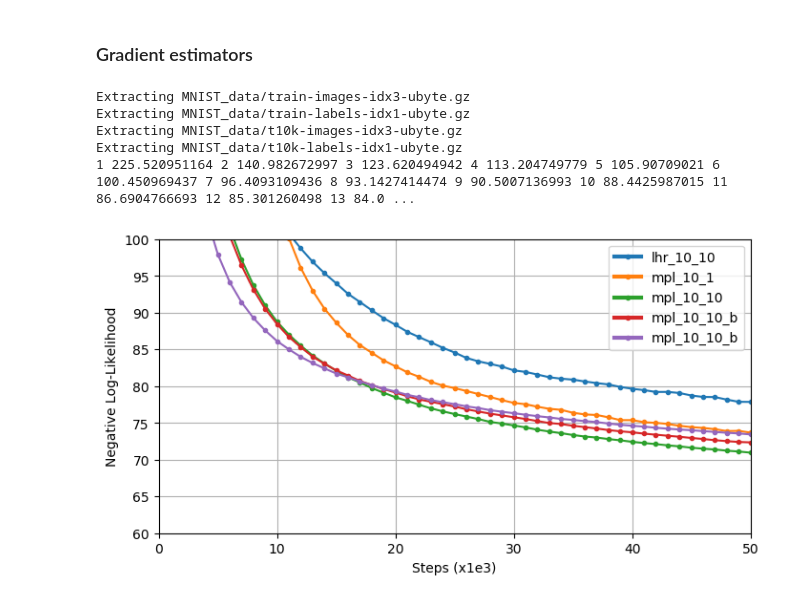
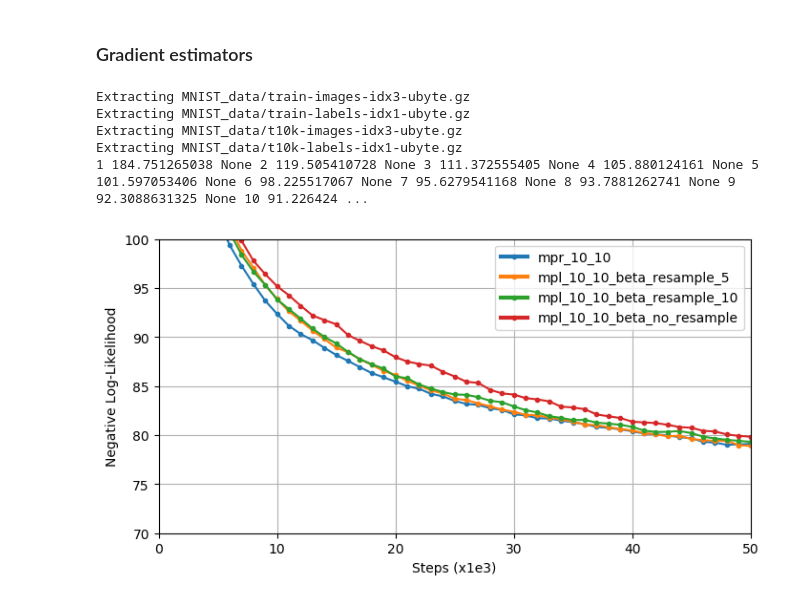
Before and after one commit to ethihsy/cc, a Jupyter notebook: gd_est.ipynb, the cells around one changed output. Drawn from its saved outputs; the diff is of its cells as text; code cells hidden in the pictures.

```diff
--- a/gd_est.ipynb
+++ b/gd_est.ipynb
@@ -178,38 +215,38 @@ def train(train_op):
 #train_op = ST_()
 train_op = gd_est(1, True)
 result = train(train_op)
-mp_10_10_beta = result[0]
+mpr_10_10_3t_origin = result[0]
 # %% [output]
 Extracting MNIST_data/train-images-idx3-ubyte.gz
 Extracting MNIST_data/train-labels-idx1-ubyte.gz
 Extracting MNIST_data/t10k-images-idx3-ubyte.gz
 Extracting MNIST_data/t10k-labels-idx1-ubyte.gz
-1 225.520951164 2 140.982672997 3 123.620494942 4 113.204749779 5 105.90709021 6 100.450969437 7 96.4093109436 8 93.1427414474 9 90.5007136993 10 88.4425987015 11 86.6904766693 12 85.301260498 13 84.0 ...
+1 184.751265038 None 2 119.505410728 None 3 111.372555405 None 4 105.880124161 None 5 101.597053406 None 6 98.225517067 None 7 95.6279541168 None 8 93.7881262741 None 9 92.3088631325 None 10 91.226424 ...
 # %%
 plt.style.use('default')
 fig, ax = plt.subplots(1,1, figsize=(8,4))
 plt.xlim(0, 50)
-plt.ylim(60, 100)
+plt.ylim(70,100)
 
-plot_banded_error(lhr_10_10, "lhr_10_10")
-plot_banded_error(mpl_10_1, "mpl_10_1", ax)
-plot_banded_error(mpl_10_10, "mpl_10_10", ax)
-plot_banded_error(mp_10_10_beta, "mpl_10_10_b", ax)
-plot_banded_error(mp_10_10_beta_2, "mpl_10_10_b", ax)
+#plot_banded_error(lhr_10_1, "lhr_10_1")
+#plot_banded_error(lhr_10_10, "lhr_10_10")
 
+#plot_banded_error(mpl_10_1, "mpl_10_1")
+#plot_banded_error(mpl_10_1_beta, "mpl_10_1_beta")
 
-
-#plot_banded_error(mpr_10_1, "mpr_10_1", ax)
-#plot_banded_error(ST_10_1, "ST_10_1", ax)
+plot_banded_error(mpr_10_10_2t, "mpr_10_10")
+plot_banded_error(mpl_10_10_beta, "mpl_10_10_beta_resample_5")
+plot_banded_error(mpr_10_10_beta_resample, "mpl_10_10_beta_resample_10")
+plot_banded_error(mpr_10_10_beta_no_resample, "mpl_10_10_beta_no_resample")
 
 fatlegend(ax)
 plt.ylabel("Negative Log-Likelihood")
 plt.xlabel("Steps (x1e3)")
 ax.grid(True)
 plt.show()
 #fig.savefig('foo.png')
 # %% [output]
-[figure, old version]
+[figure, new version]
 # %%
 fig, ax = plt.subplots(1,2, figsize=(16,8))
 up = np.concatenate([j for j in [np.reshape(i,[14,28]) for i in result[1]]], 1)
```
Also changed, not shown: parts of 10 cells of this notebook.
